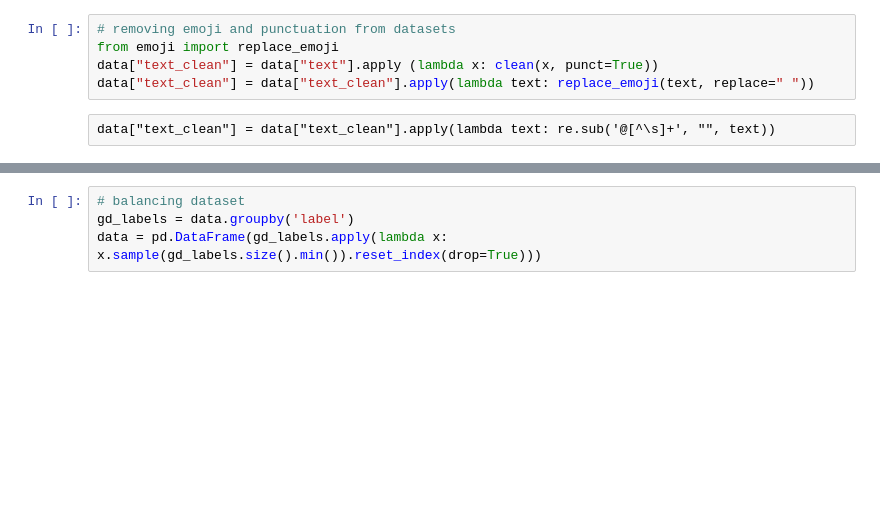
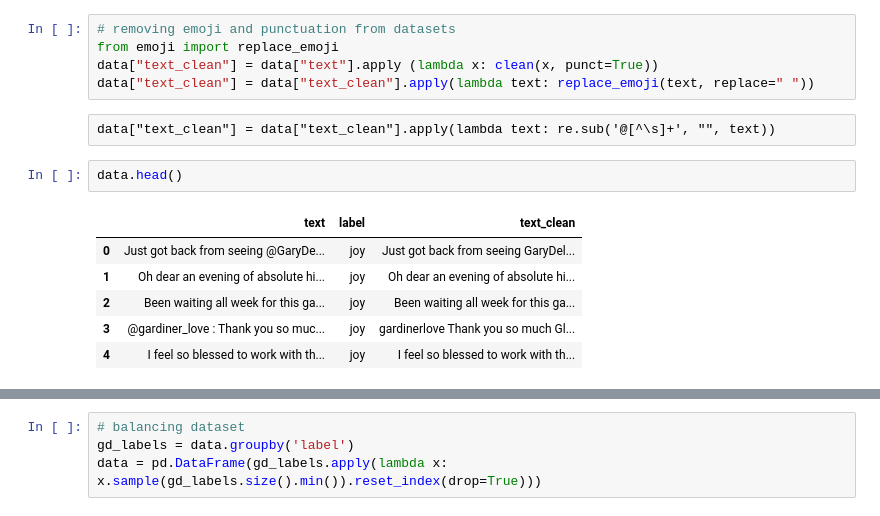
Before and after one commit to richmond003/LangChain-and-LangGraph, a Jupyter notebook: xlnet.ipynb, the cells around one changed output, grey strips where cells are left out. Drawn from its saved outputs; the diff is of its cells as text; blank space fills up the shorter version.

Commit message:
been a while

```diff
--- a/xlnet.ipynb
+++ b/xlnet.ipynb
@@ -28,6 +28,15 @@ data["text_clean"] = data["text"].apply (lambda x: clean(x, punct=True))
 data["text_clean"] = data["text_clean"].apply(lambda text: replace_emoji(text, replace=" "))
 # %% [raw]
 data["text_clean"] = data["text_clean"].apply(lambda text: re.sub('@[^\s]+', "", text))
+# %%
+data.head()
+# %% [output]
+|  | text | label | text_clean |
+| 0 | Just got back from seeing @GaryDe... | joy | Just got back from seeing GaryDel... |
+| 1 | Oh dear an evening of absolute hi... | joy | Oh dear an evening of absolute hi... |
+| 2 | Been waiting all week for this ga... | joy | Been waiting all week for this ga... |
+| 3 | @gardiner_love : Thank you so muc... | joy | gardinerlove Thank you so much Gl... |
+| 4 | I feel so blessed to work with th... | joy | I feel so blessed to work with th... |
 # %%
 # checking how may labels are associated with the dataset and each counts
 data["label"].value_counts().plot(kind="bar")
```
Also changed, not shown: parts of 19 cells of this notebook, 1 other file.
